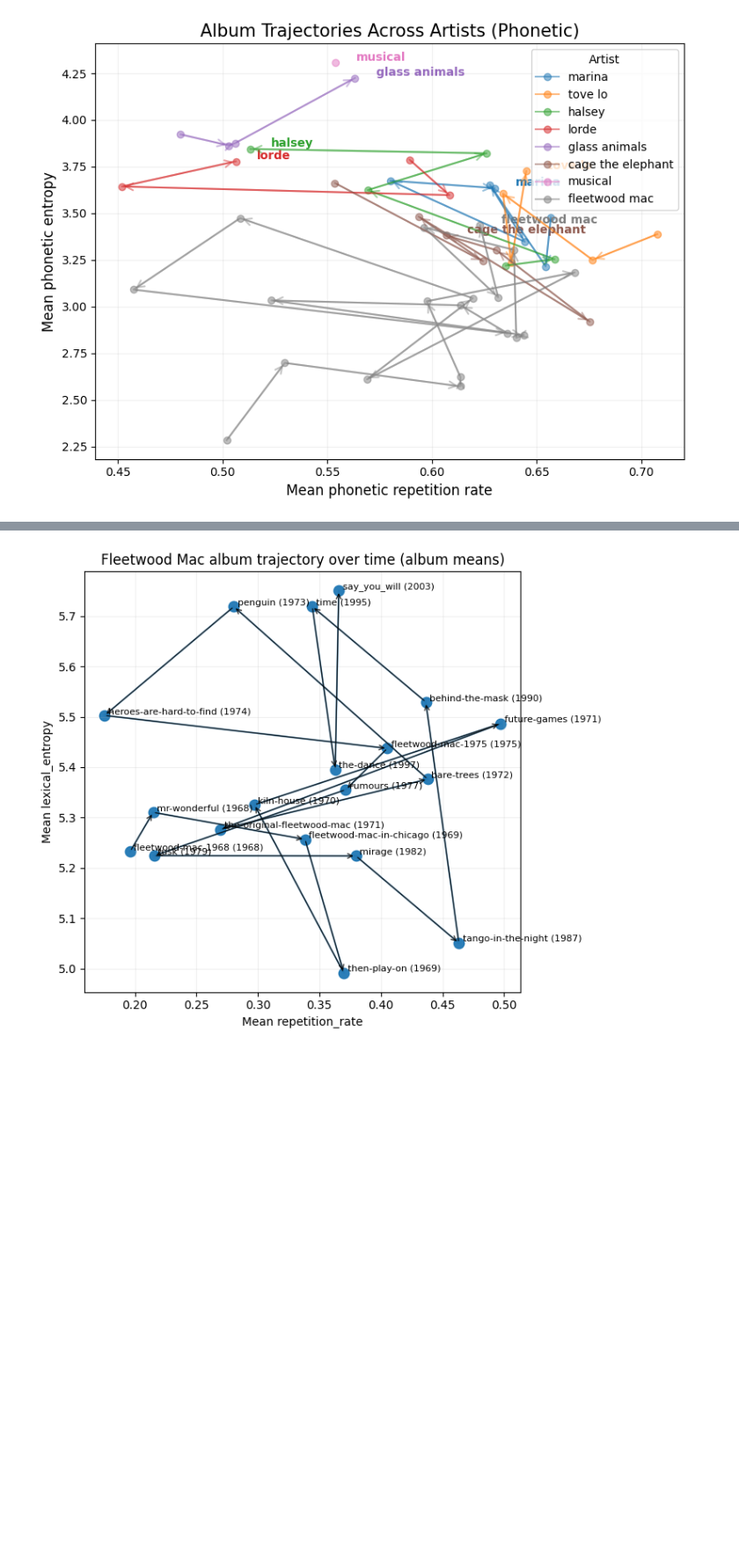
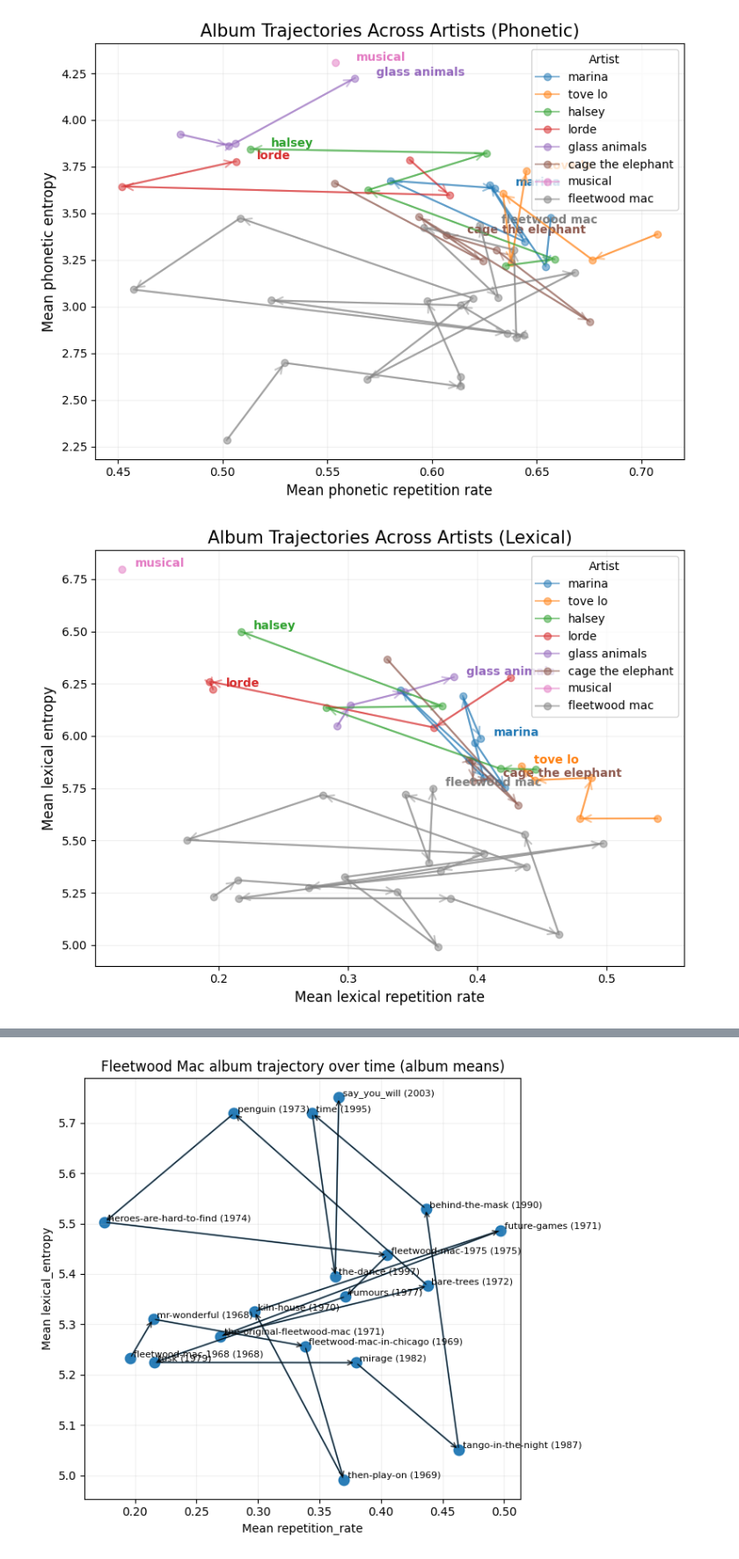
Before and after one commit to mahlidol/music_analysis, a Jupyter notebook: CMOR-438/notebooks/02_structure_surprise.ipynb, the cells around one changed output, grey strips where cells are left out. Shown at 88% size. Drawn from its saved outputs; the diff is of its cells as text; code cells hidden in the pictures; blank space fills up the shorter version.

```diff
--- a/CMOR-438/notebooks/02_structure_surprise.ipynb
+++ b/CMOR-438/notebooks/02_structure_surprise.ipynb
@@ -842,6 +842,69 @@ artist_list = ["marina", "tove lo", "halsey", "lorde", "glass animals", 'cage th
 plot_overlapped_trajectories_with_arrows(df, artist_list, x="phonetic_repetition_rate", y="phonetic_entropy")
 # %% [output]
 [figure]
+# %%
+import matplotlib.pyplot as plt
+import pandas as pd
+
+def plot_overlapped_trajectories_with_arrows_lexical(df, artists, x="repetition_rate", y="lexical_entropy"):
+    plt.figure(figsize=(8, 6))
+    color_map = plt.get_cmap("tab10")
+    artist_colors = {artist: color_map(i) for i, artist in enumerate(artists)}
+
+    for i, artist in enumerate(artists):
+        df_artist = df[df["artist_group"] == artist].dropna(subset=[x, y, "album", "year"])
+        df_artist["year"] = pd.to_numeric(df_artist["year"], errors="coerce")
+        df_artist = df_artist.dropna(subset=["year"])
+        album_means = (
+            df_artist.groupby(["album", "year"])[[x, y]]
+            .mean()
+            .reset_index()
+            .sort_values(["year", "album"])
+        )
+        # Draw lines and arrows for the trajectory
+        for j in range(len(album_means) - 1):
+            x0, y0 = album_means.iloc[j][x], album_means.iloc[j][y]
+            x1, y1 = album_means.iloc[j+1][x], album_means.iloc[j+1][y]
+            plt.annotate(
+                "",
+                xy=(x1, y1), xytext=(x0, y0),
+                arrowprops=dict(
+                    arrowstyle="->",
+                    color=artist_colors[artist],
+                    lw=1.5,
+                    alpha=0.45,
+                    mutation_scale=15
+                ),
+                zorder=10
+            )
+        # Draw points
+        plt.plot(album_means[x], album_means[y],
+                 marker="o", markersize=6, lw=1.5,
+                 color=artist_colors[artist], alpha=0.5,
+                 label=artist)
+
+        if not album_means.empty:
+            plt.text(
+                album_means[x].iloc[-1] + 0.01,
+                album_means[y].iloc[-1] + 0.01,
+                artist, fontsize=10,
+                color=artist_colors[artist], weight="bold", alpha=0.99
+            )
+
+
+    plt.xlabel("Mean lexical repetition rate", fontsize=12)
+    plt.ylabel("Mean lexical entropy", fontsize=12)
+    plt.title("Album Trajectories Across Artists (Lexical)", fontsize=15)
+    plt.grid(True, which="both", alpha=0.18)
+    plt.legend(title="Artist", fontsize=10)
+    plt.tight_layout()
+    plt.show()
+
+# Example usage:
+artist_list = ["marina", "tove lo", "halsey", "lorde", "glass animals", 'cage the elephant', 'musical', 'fleetwood mac']
+plot_overlapped_trajectories_with_arrows_lexical(df, artist_list, x="repetition_rate", y="lexical_entropy")
+# %% [output]
+[figure, added]
 # %%
 import pandas as pd
 import matplotlib.pyplot as plt
```
Also changed, not shown: parts of 11 cells of this notebook.
